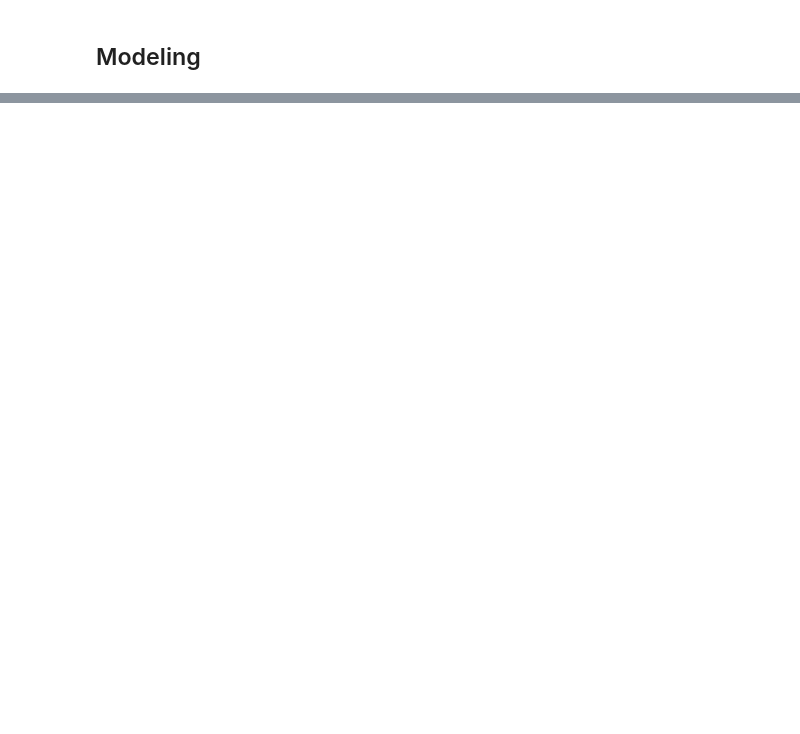
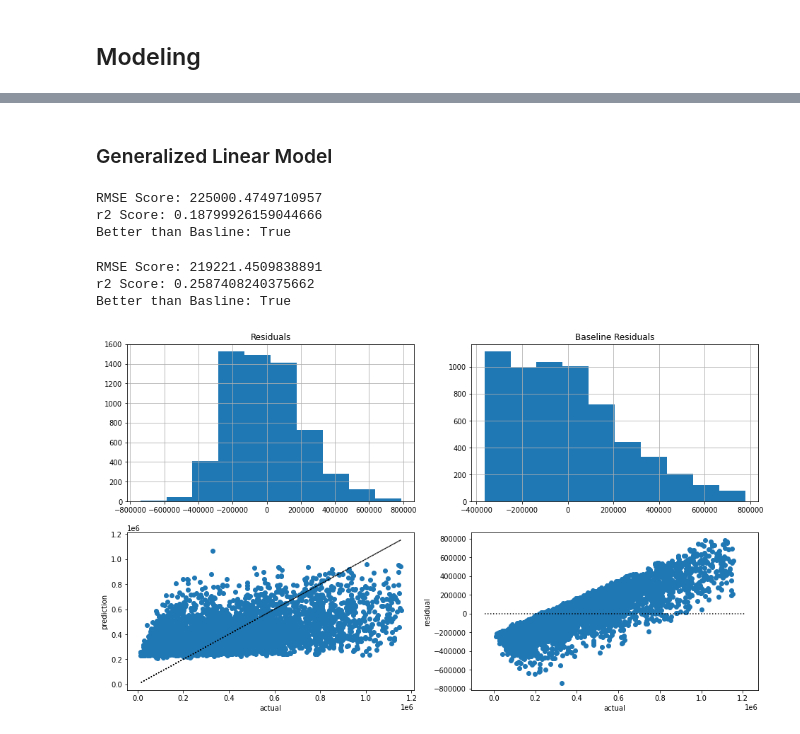
Before and after one commit to carterrxavier/Zillow-Regression-Project, a Jupyter notebook: Final_Notebook.ipynb, the cells around one changed output, grey strips where cells are left out. Drawn from its saved outputs; the diff is of its cells as text; code cells hidden in the pictures; blank space fills up the shorter version.

```diff
--- a/Final_Notebook.ipynb
+++ b/Final_Notebook.ipynb
@@ -218,0 +192,16 @@ Explore.get_heatmap(train_scaled, 'taxvaluedollarcnt')
+# %%
+X_train = train_scaled.drop(columns=['parcelid','taxvaluedollarcnt'])
+y_train = train_scaled.taxvaluedollarcnt
+
+X_validate = validate_scaled.drop(columns=['parcelid','taxvaluedollarcnt'])
+y_validate = validate_scaled.taxvaluedollarcnt
+
+X_test = test_scaled.drop(columns=['parcelid','taxvaluedollarcnt'])
+y_test = test_scaled.taxvaluedollarcnt
+
+y_train = pd.DataFrame(y_train)
+y_validate = pd.DataFrame(y_validate)
+y_test = pd.DataFrame(y_test)
+# %%
+kbest = evaluate.select_kbest(X_train, y_train.taxvaluedollarcnt, 4)
+kbest
@@ -220,0 +263,3 @@ Explore.get_heatmap(train_scaled, 'taxvaluedollarcnt')
+# %%
+#mean baseline is harder to beat. we will use the mean moving forward
+target = 'taxvaluedollarcnt'
@@ -220,0 +300,17 @@ Explore.get_heatmap(train_scaled, 'taxvaluedollarcnt')
+# %% [markdown]
+### Generalized Linear Model
+# %%
+evaluate.get_model_results(X_train[kbest], y_train, X_train[kbest],
+                           y_train, target, 'glm',alpha=4000, power=1)
+# %% [output]
+RMSE Score: 225000.4749710957
+r2 Score: 0.18799926159044666
+Better than Basline: True
+# %%
+evaluate.get_model_results(X_train[kbest], y_train, X_validate[kbest],
+                           y_validate, target, 'glm',alpha=0, power=1, graph=True)
+# %% [output]
+RMSE Score: 219221.4509838891
+r2 Score: 0.2587408240375662
+Better than Basline: True
+[figure, added]
```
Also changed, not shown: parts of 38 cells of this notebook, 3 other files.
